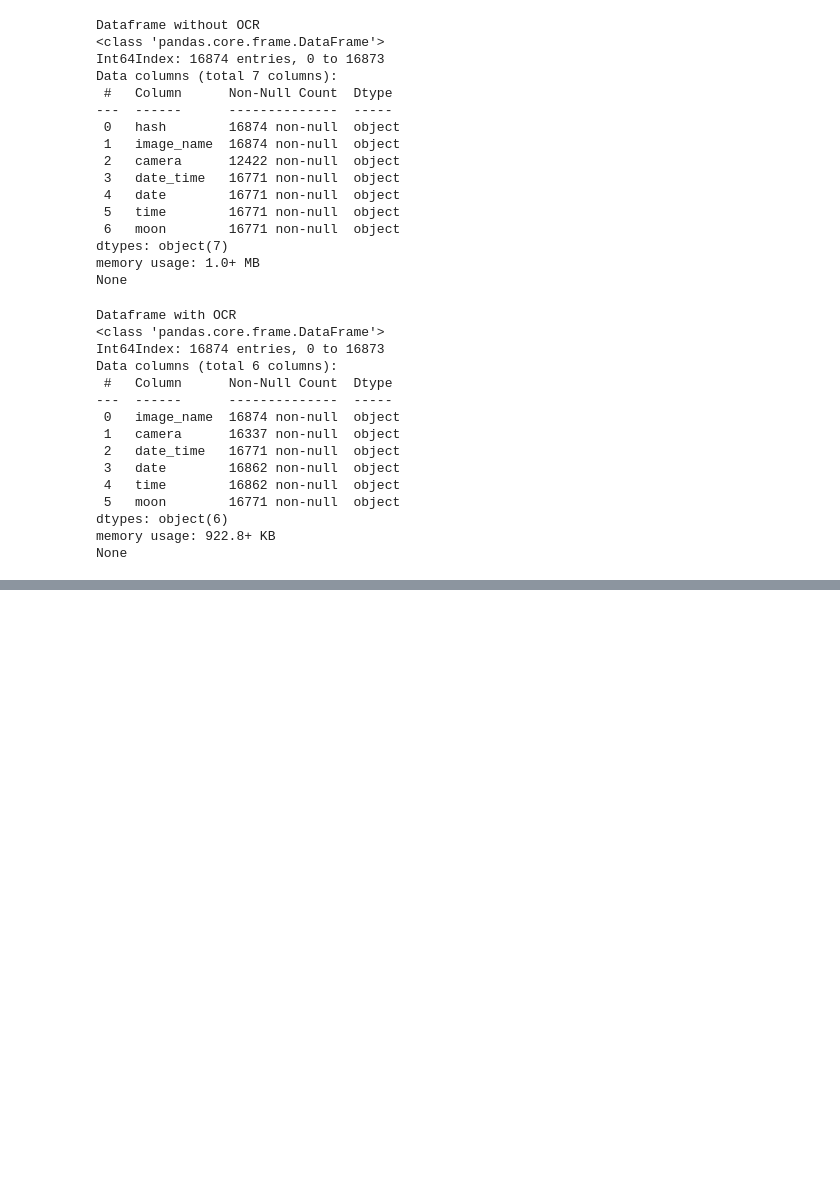
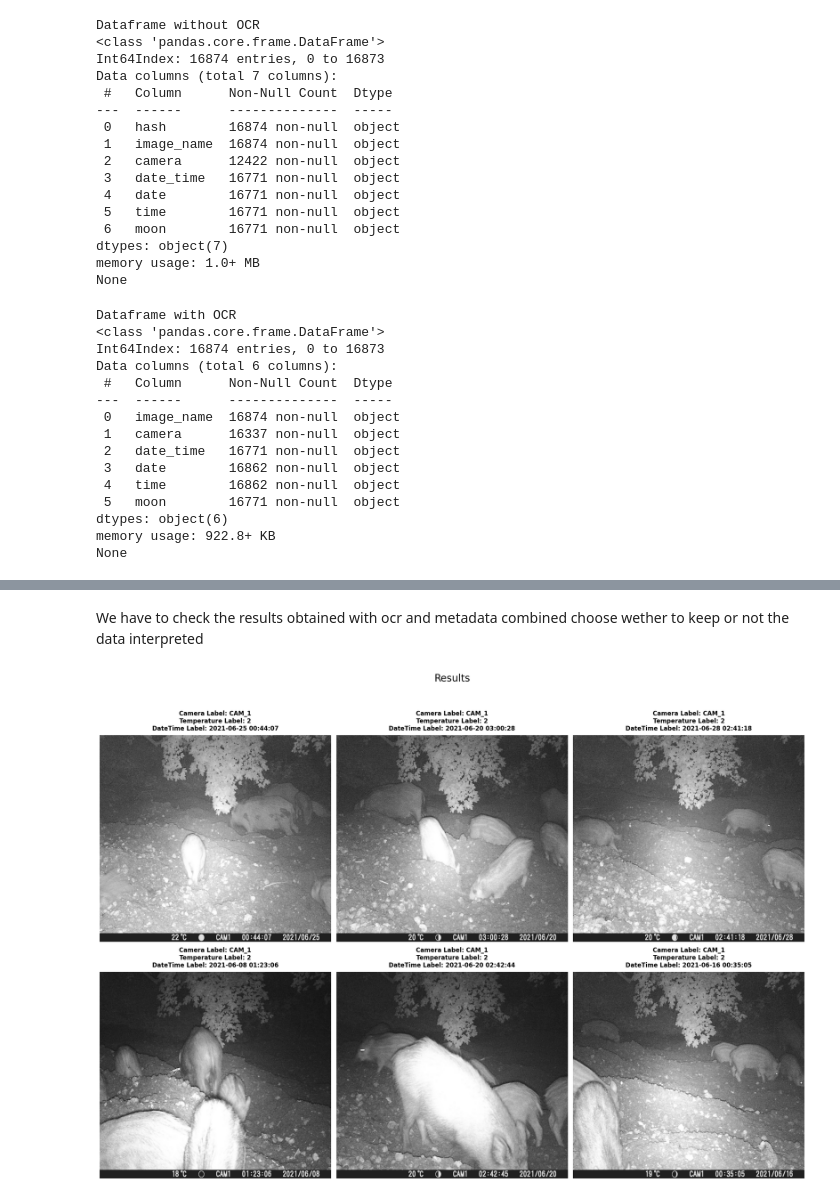
Before and after one commit to micheledinelli/aculei-ai, a Jupyter notebook: notebooks/meld.ipynb, the cells around one changed output, grey strips where cells are left out. Cells and saved outputs as stored; diff of their text form; code cells hidden in the pictures; blank space fills up the shorter version.

Commit message:
feat: prepared some filtering and added aculei.csv file

```diff
--- a/notebooks/meld.ipynb
+++ b/notebooks/meld.ipynb
@@ -59,0 +64,3 @@ None
+# %%
+df_ocr.drop_duplicates(subset=['hash'], keep='first', inplace=True)
+print(df_ocr.shape)
@@ -59,0 +79,37 @@ None
+# %% [markdown]
+We have to check the results obtained with ocr and metadata combined choose wether to keep or not the data interpreted
+# %%
+import matplotlib.pyplot as plt
+import random
+
+image_folder_path = '../images/aculei-images/'
+
+# valid_rows = df_ocr.dropna(subset=['camera', 'temp', 'date_time'])
+valid_rows = df_ocr.dropna(subset=['camera', 'date_time'])
+six_random_rows = valid_rows.sample(n=6, random_state=random.seed())
+image_folder_path = '../images/aculei-images/'
+
+fig, ((ax1, ax2, ax3), (ax4, ax5, ax6)) = plt.subplots(2, 3, figsize=(20, 15))
+fig.suptitle('Results', fontsize=20)
+
+axes = [ax1, ax2, ax3, ax4, ax5, ax6]
+
+for i, ax in enumerate(axes):
+    image_path = os.path.join(image_folder_path, six_random_rows.iloc[i]['image_name'])
+    image = Image.open(image_path)
+    ax.imshow(image, aspect='auto')
+    ax.axis('off')
+
+    camera_info = six_random_rows.iloc[i]['camera']
+    date_time_info = six_random_rows.iloc[i]['date_time']
+    # temp_info = six_random_rows.iloc[i]['temp']
+    temp_info = '2'  # You can change this to the actual temp_info
+
+    title_text = f"Camera Label: {camera_info}\nTemperature Label: {temp_info}\nDateTime Label: {date_time_info}"
+    ax.set_title(title_text, fontsize=12, fontweight='bold', pad=10)
+
+
+plt.tight_layout(rect=[0, 0.03, 1, 0.95])
+plt.show()
+# %% [output]
+[figure, added]
```
Also changed, not shown: parts of 4 cells of this notebook, 3 other files.
